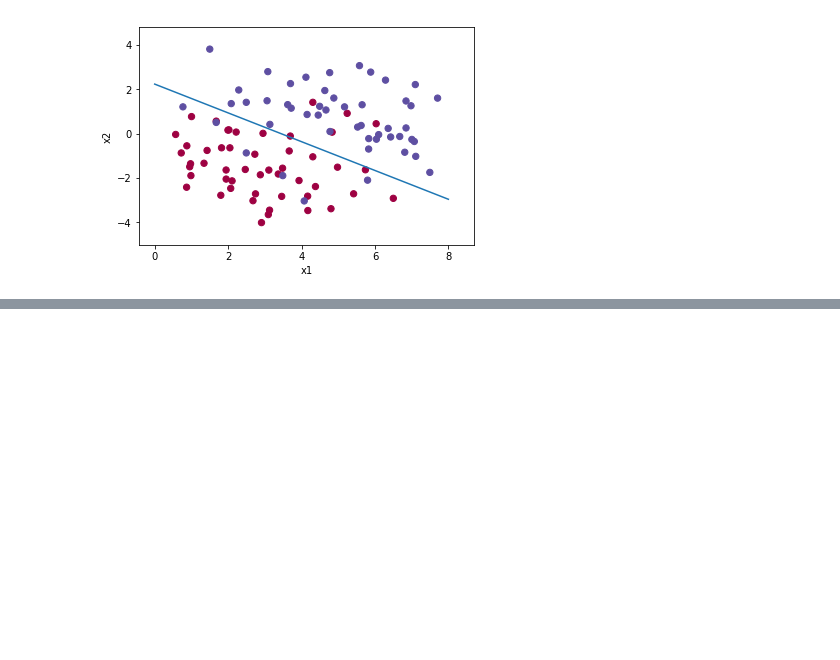
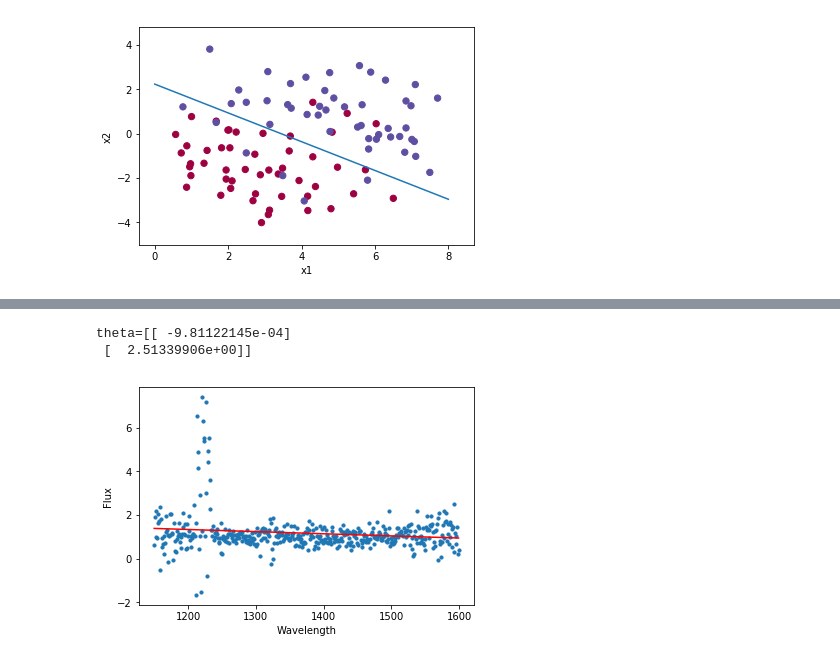
Before and after one commit to alexunder/std-cs229-assignments, a Jupyter notebook: ProblemSet1/SupervisedLearning_one.ipynb, the cells around one changed output, grey strips where cells are left out. Saved outputs shown, nothing was run; the diff lists cells and outputs as text; code cells hidden in the pictures; blank space fills up the shorter version.

```diff
--- a/ProblemSet1/SupervisedLearning_one.ipynb
+++ b/ProblemSet1/SupervisedLearning_one.ipynb
@@ -245,0 +286,19 @@ x_max=8.7054006
+# %%
+import csv
+import numpy as np
+
+def load_quasar_data():
+    train_data = np.loadtxt('quasar_train.csv', dtype=np.float, delimiter=",")
+    light_lambdas = train_data[0]
+    light_lambdas = light_lambdas.reshape(1, -1)
+    #print("light_lambdas=" + str(light_lambdas))
+    train_qso = train_data[1:]
+    test_data = np.loadtxt('quasar_test.csv', dtype=np.float, delimiter=",")
+    test_qso = test_data[1:]
+    return light_lambdas, train_qso, test_qso
+# %%
+# Load the data
+light_lambdas, train_qso, test_qso = load_quasar_data()
+print("light_lambdas: shape" + str(light_lambdas.shape))
+print("train_qso: shape" + str(train_qso.shape))
+print("test_qso: shape" + str(test_qso.shape))
@@ -245,0 +449,29 @@ x_max=8.7054006
+# %%
+def lw_linear_regression(x ,y):
+    ones_row = np.ones(x.shape)
+    data_x = np.row_stack((x, ones_row))
+    data_x = data_x.T
+    data_y = y.T
+    #print("data_x shape=" + str(data_x.shape))
+    #print("data_x=" + str(data_x))
+    xx = np.dot(data_x.T, data_x)
+    xx_inv = np.linalg.inv(xx)
+    temp = np.dot(xx_inv, data_x.T)
+    theta = np.dot(temp, data_y)
+    return theta
+# %%
+axis_x_data = light_lambdas
+asix_Y_data = train_qso[0].reshape(1, -1)
+
+#print("axis_x_data shape=" + str(axis_x_data.shape))
+#print("asix_Y_data shape=" + str(asix_Y_data.shape))
+
+theta = lw_linear_regression(axis_x_data, asix_Y_data)
+
+print("theta=" + str(theta))
+
+draw_one_example(axis_x_data, asix_Y_data, theta)
+# %% [output]
+theta=[[ -9.81122145e-04]
+ [  2.51339906e+00]]
+[figure, added]
```
Also changed, not shown: parts of 14 cells of this notebook, 2 other files.
